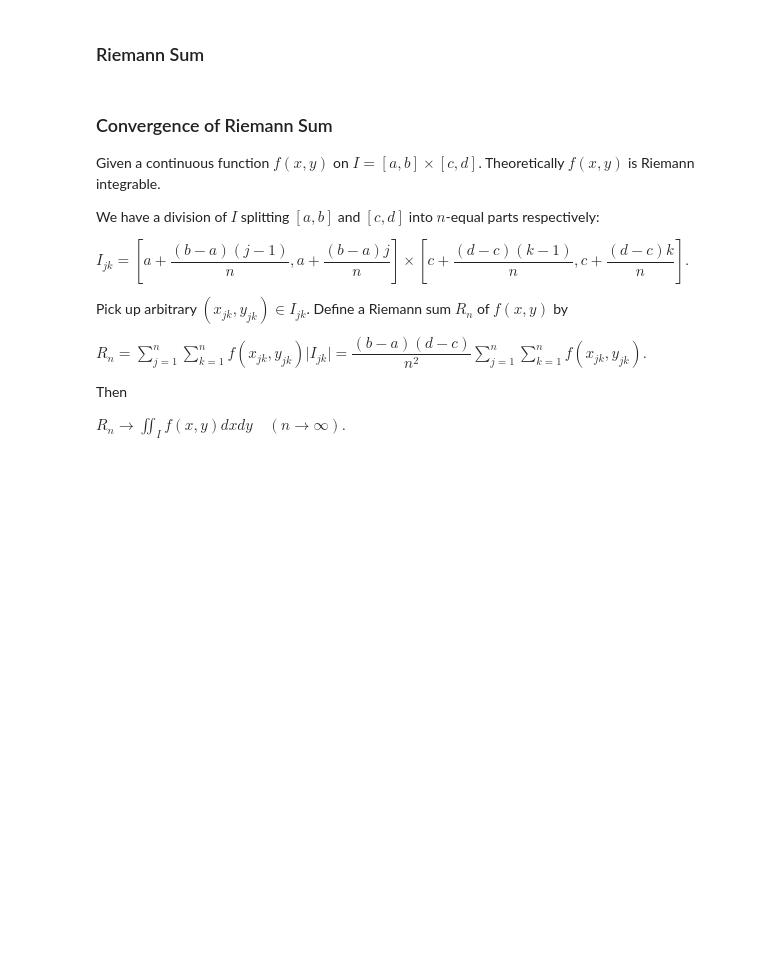
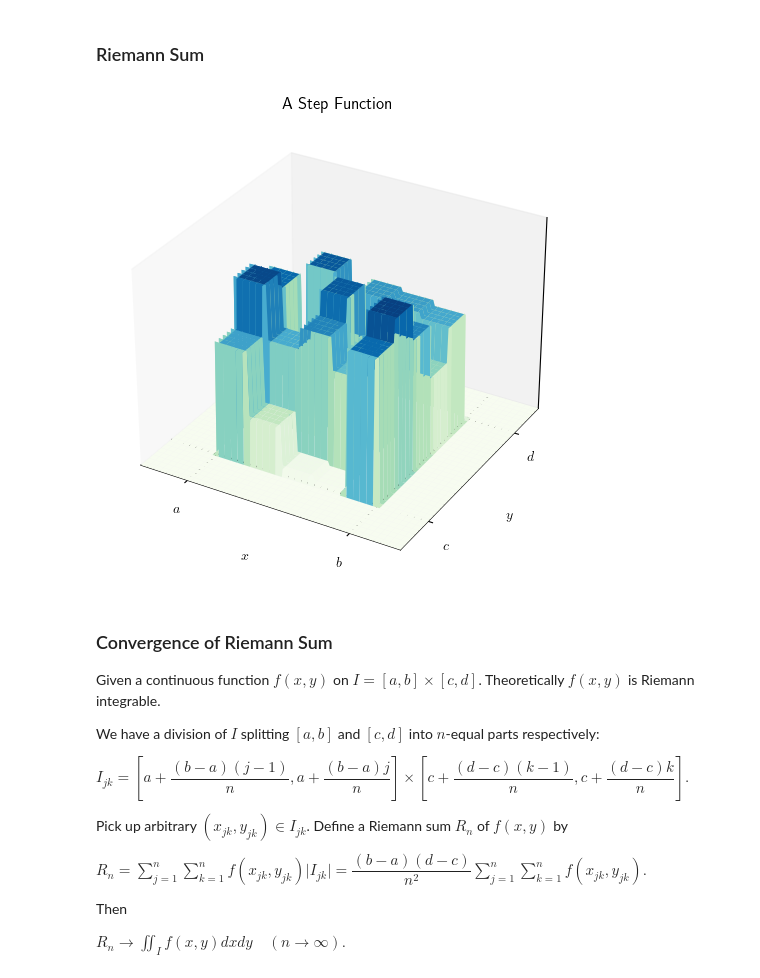
Before and after one commit to fiomfd/ATCM2025, a Jupyter notebook: Calculus II/python_Calculus_II.ipynb, the cells around one changed output. Cells and saved outputs as stored; diff of their text form; code cells hidden in the pictures; blank space fills up the shorter version.

```diff
--- a/Calculus II/python_Calculus_II.ipynb
+++ b/Calculus II/python_Calculus_II.ipynb
@@ -41,5 +216,50 @@ $\vec{x}_{n+1}:=\vec{x}_n-s{\nabla}f(\vec{x}_n), \quad n=1,2,3,\dotsc,\quad s>0.
 # %% [markdown]
 ### Riemann Sum
+# %%
+n8 = 5
+N8 = 100
+x8 = np.linspace(-0.3, 1.3, N8 + 61)
+y8 = np.linspace(-0.3, 1.3, N8 + 61)
+rng = np.random.default_rng(0)
+R8 = rng.random((n8, n8))
+z8 = np.zeros((N8 + 61, N8 + 61))
+z8[29, 29] = R8[0, 0]
+
+for k in range(N8):
+    z8[29, 30 + k] = R8[0, k // 20]
+    z8[30 + k, 29] = R8[k // 20, 0]
+    for l in range(N8):
+        z8[30 + k, 30 + l] = R8[k // 20, l // 20]
+
+X8, Y8 = np.meshgrid(x8, y8, indexing="xy")
+
+fig = plt.figure(figsize=(8, 6))
+ax = fig.add_subplot(111, projection='3d')
+
+surf = ax.plot_surface(X8, Y8, z8, cmap="GnBu", linewidth=0, antialiased=True)
+ax.set_title("A Step Function")
+
+ax.set_xlim(-0.3, 1.3)
+ax.set_ylim(-0.3, 1.3)
+ax.set_zlim(0, 1.1)
+
+ax.set_xticks([0, 1]); ax.set_xticklabels([r"$a$", r"$b$"])
+ax.set_yticks([0, 1]); ax.set_yticklabels([r"$c$", r"$d$"])
+ax.set_zticks([])
+
+ax.set_xlabel(r"$x$")
+ax.set_ylabel(r"$y$")
+ax.set_zlabel(r"$z$")
+ax.grid(False)
+
+ax.plot([-0.3, 1.3], [0, 0],   [0, 0],   linestyle="--", linewidth=1, color="black")
+ax.plot([1, 1.3],   [1, 1],   [0, 0],   linestyle="--", linewidth=1, color="black")
+ax.plot([1, 1],     [-0.3, 1.3], [0, 0], linestyle="--", linewidth=1, color="black")
+ax.plot([0, 0],     [-0.3, 0], [0, 0],   linestyle="--", linewidth=1, color="black")
+
+plt.show()
+# %% [output]
+[figure, added]
 # %% [markdown]
 ### Convergence of Riemann Sum
 Given a continuous function $f(x,y)$ on $I=[a,b]\times[c,d]$. Theoretically $f(x,y)$ is Riemann integrable.
```
Also changed, not shown: parts of 5 cells of this notebook.
